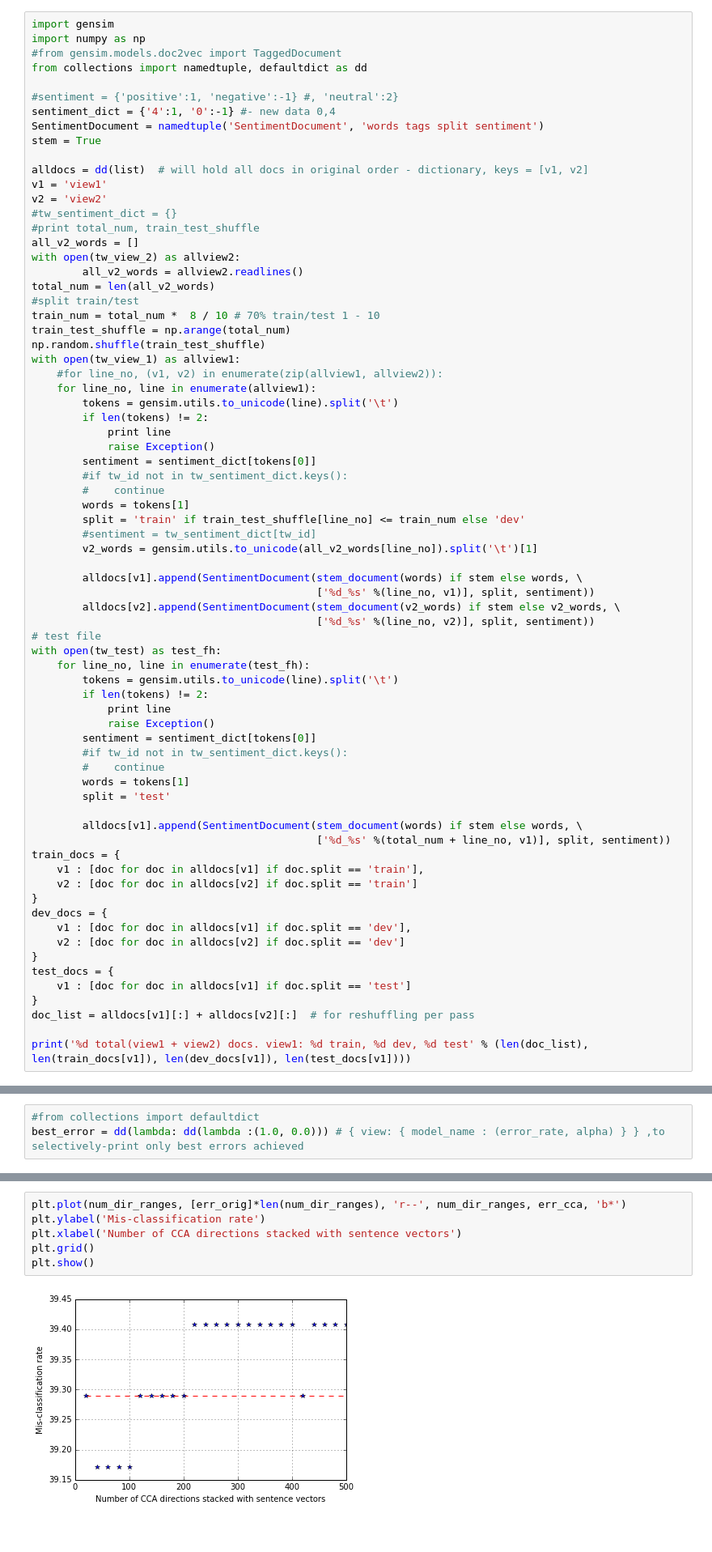
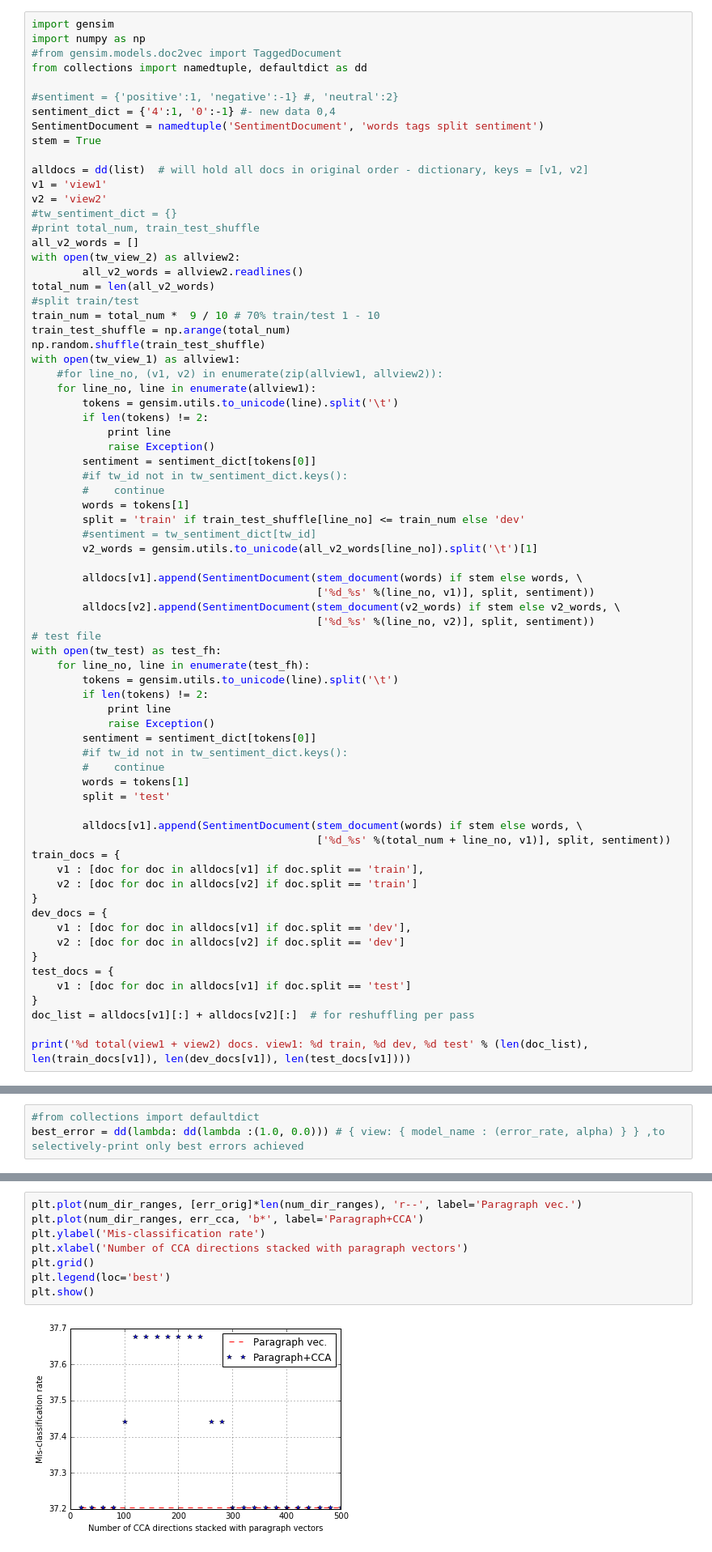
Before and after one commit to rupalisaboo/SentimentAnalysisTwitterData, a Jupyter notebook: Doc2Vec.ipynb, the cells around one changed output, grey strips where cells are left out. Shown at 81% size. Cells and saved outputs as stored; diff of their text form.

```diff
--- a/Doc2Vec.ipynb
+++ b/Doc2Vec.ipynb
@@ -66,7 +66,7 @@ with open(tw_view_2) as allview2:
         all_v2_words = allview2.readlines()
 total_num = len(all_v2_words)
 #split train/test
-train_num = total_num *  8 / 10 # 70% train/test 1 - 10
+train_num = total_num *  9 / 10 # 70% train/test 1 - 10
 train_test_shuffle = np.arange(total_num)
 np.random.shuffle(train_test_shuffle)
 with open(tw_view_1) as allview1:
@@ -496,13 +496,15 @@ for num_dir in num_dir_ranges:
     expected = [doc.sentiment for doc in dev_docs[v1]]
     err_cca.append(error_rate(stacked_vec.T, target_sentiments, stacked_dev.T, expected))
 # %%
-plt.plot(num_dir_ranges, [err_orig]*len(num_dir_ranges), 'r--', num_dir_ranges, err_cca, 'b*')
+plt.plot(num_dir_ranges, [err_orig]*len(num_dir_ranges), 'r--', label='Paragraph vec.')
+plt.plot(num_dir_ranges, err_cca, 'b*', label='Paragraph+CCA')
 plt.ylabel('Mis-classification rate')
-plt.xlabel('Number of CCA directions stacked with sentence vectors')
+plt.xlabel('Number of CCA directions stacked with paragraph vectors')
 plt.grid()
+plt.legend(loc='best')
 plt.show()
 # %% [output]
-[figure, old version]
+[figure, new version]
 # %%
 from sklearn.feature_extraction.text import TfidfVectorizer
 vectorizer = TfidfVectorizer(min_df=1)
```
Also changed, not shown: parts of 14 cells of this notebook.
